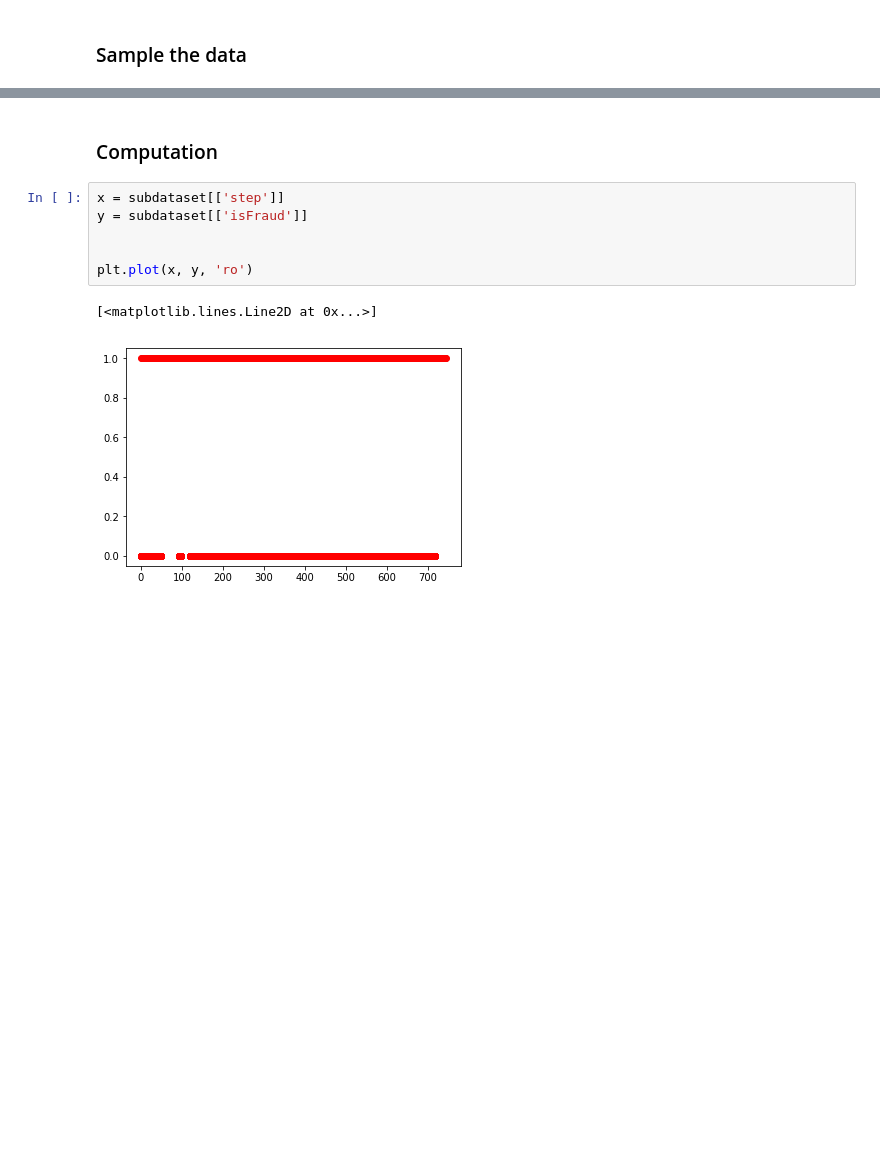
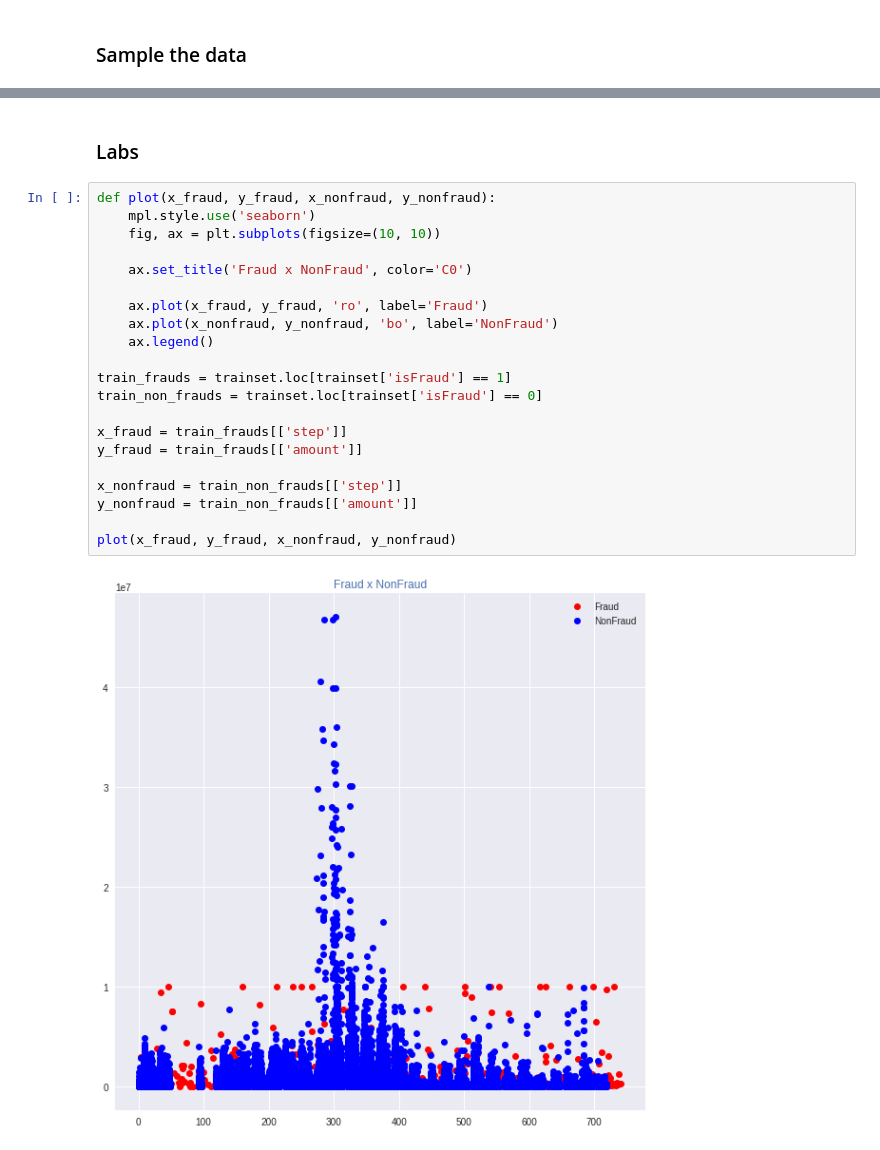
Before and after one commit to johnfercher/fraud-detection, a Jupyter notebook: fraud-detection.ipynb, the cells around one changed output, grey strips where cells are left out. Saved outputs shown, nothing was run; the diff lists cells and outputs as text; blank space fills up the shorter version.

```diff
--- a/fraud-detection.ipynb
+++ b/fraud-detection.ipynb
@@ -42,11 +68,25 @@ fraud proportion 0.0012887772647117068
 # %% [markdown]
-### Computation
+### Labs
-# %%
-x = subdataset[['step']]
-y = subdataset[['isFraud']]
-
-
-plt.plot(x, y, 'ro')
-# %% [output]
-[<matplotlib.lines.Line2D at 0x...>]
-[figure, removed]
+# %%
+def plot(x_fraud, y_fraud, x_nonfraud, y_nonfraud):
+    mpl.style.use('seaborn')
+    fig, ax = plt.subplots(figsize=(10, 10))
+
+    ax.set_title('Fraud x NonFraud', color='C0')
+
+    ax.plot(x_fraud, y_fraud, 'ro', label='Fraud')
+    ax.plot(x_nonfraud, y_nonfraud, 'bo', label='NonFraud')
+    ax.legend()
+
+train_frauds = trainset.loc[trainset['isFraud'] == 1]
+train_non_frauds = trainset.loc[trainset['isFraud'] == 0]
+
+x_fraud = train_frauds[['step']]
+y_fraud = train_frauds[['amount']]
+
+x_nonfraud = train_non_frauds[['step']]
+y_nonfraud = train_non_frauds[['amount']]
+
+plot(x_fraud, y_fraud, x_nonfraud, y_nonfraud)
+# %% [output]
+[figure, added]
```
Also changed, not shown: parts of 9 cells of this notebook.
